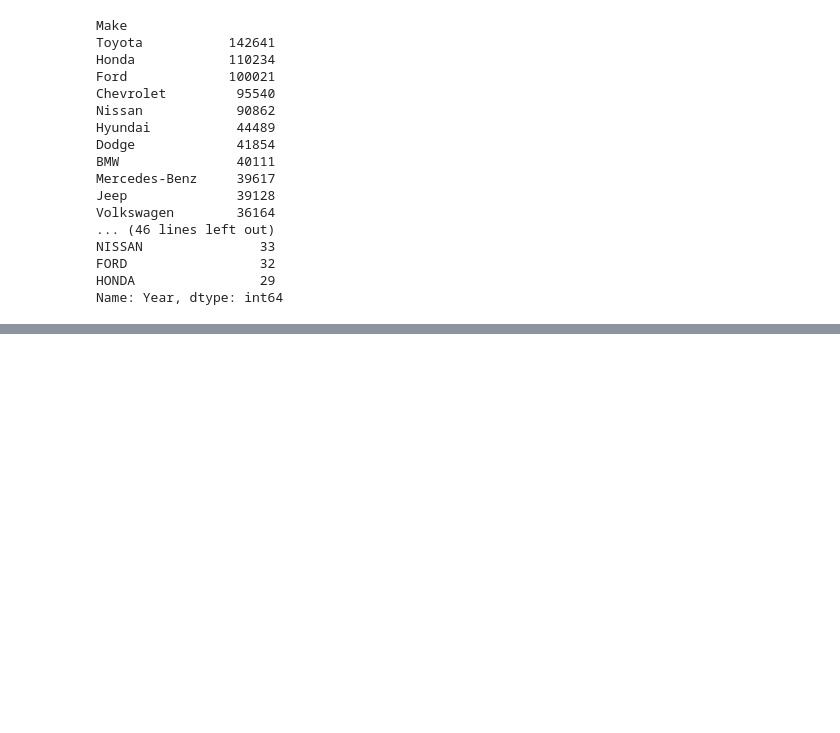
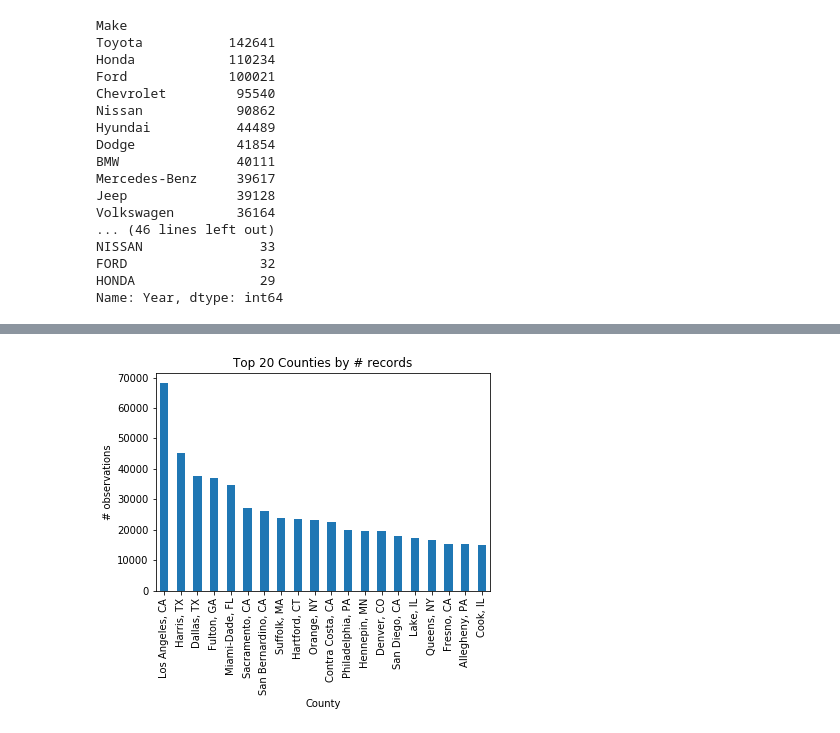
Before and after one commit to erv4gen/Research-Salvage-Autos, a Jupyter notebook: Structure-Input-SC-Data.ipynb, the cells around one changed output, grey strips where cells are left out. Saved outputs shown, nothing was run; the diff lists cells and outputs as text; code cells hidden in the pictures; blank space fills up the shorter version.

```diff
--- a/Structure-Input-SC-Data.ipynb
+++ b/Structure-Input-SC-Data.ipynb
@@ -297,0 +270,2 @@ out_df.head(40)
+# %%
+out_df = Temp.load_obj('140520646600464')
@@ -297,0 +519,6 @@ out_df.head(40)
+# %%
+#read the demography data
+
+path_to_demograpyh ='/home/vlad/csv/SC-output/demography.csv'
+
+demog = pd.read_csv(path_to_demograpyh)
@@ -297,0 +545,2 @@ out_df.head(40)
+# %%
+car_demo_joined = pd.merge(out_df, demog,left_on='County',right_on='index',how='left').drop(columns=['index',2,'5'])
@@ -297,0 +583,7 @@ out_df.head(40)
+# %%
+by_couny = (car_demo_joined.reset_index()
+             .groupby('County')['index']
+             .count().sort_values(ascending=False)
+           )
+
+print(by_couny.to_string())
@@ -297,0 +608,6 @@ out_df.head(40)
+# %%
+plt.figure()
+ax = by_couny[:20].plot.bar()
+ax.set(title='Top 20 Counties by # records',ylabel='# observations');
+# %% [output]
+[figure, added]
```
Also changed, not shown: parts of 45 cells of this notebook, 1 other file.
